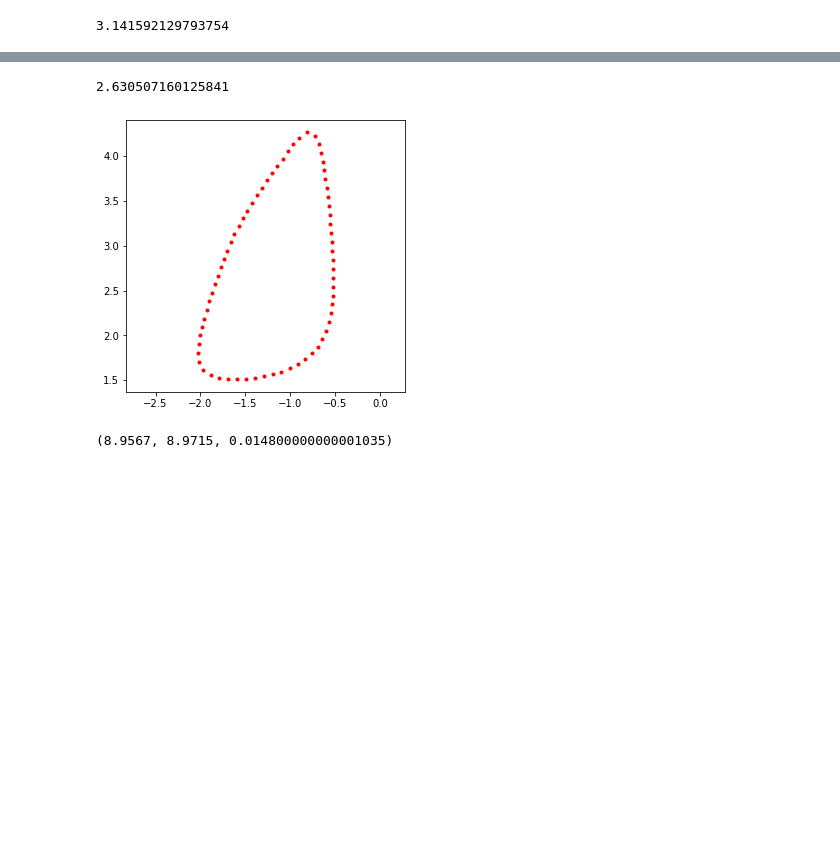
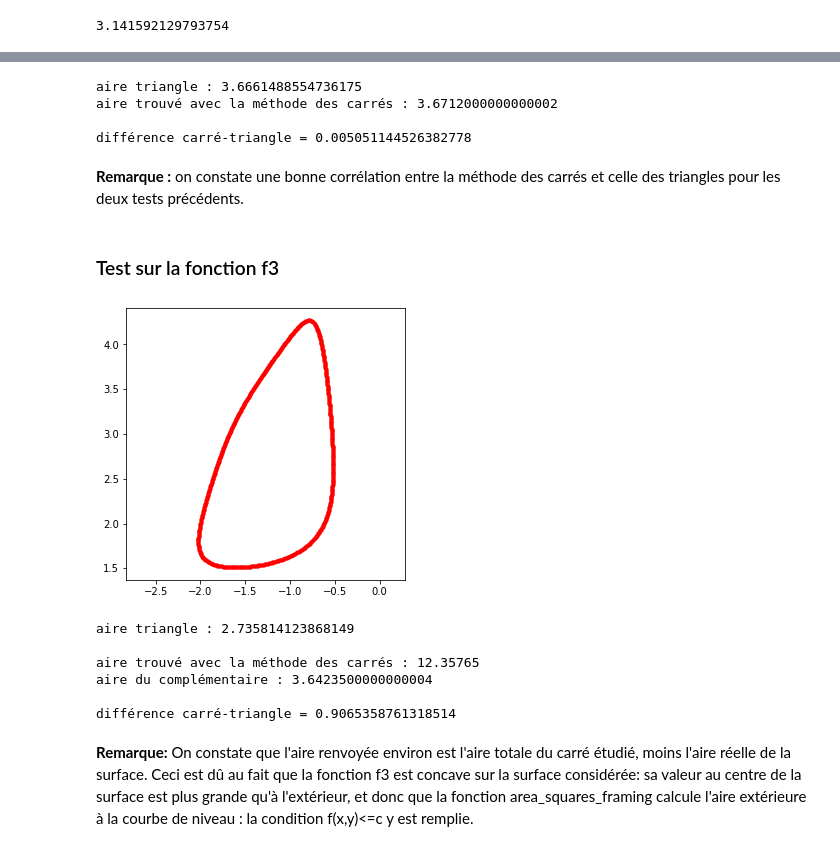
Before and after one commit to insectepoeme21/UE11_projet-numerique, a Jupyter notebook: Projet numérique - Calcul différentiel.ipynb, the cells around one changed output, grey strips where cells are left out. Drawn from its saved outputs; the diff is of its cells as text; code cells hidden in the pictures; blank space fills up the shorter version.

```diff
--- a/Projet numérique - Calcul différentiel.ipynb
+++ b/Projet numérique - Calcul différentiel.ipynb
@@ -554,6 +559,5 @@ def area_triangles(x,y):
     delta = 0.5
     for i in range(n-1):
         vec_oppo = np.array([x[i] - x[i+1], y[i] - y[i+1]])
-        if np.linalg.norm(vec_oppo) < 2*delta:
-            a += np.linalg.det([np.array([x[i], y[i]]), vec_oppo])
+        a += np.linalg.det([np.array([x[i], y[i]]), vec_oppo])
     return abs(a/2)
@@ -566,13 +615,21 @@ area_triangles(x,y)
+# %%
+print('aire triangle : ' + str(triangle_f2))
+print('aire trouvé avec la méthode des carrés : ' + str(square_f2_area) + '\n')
+print('différence carré-triangle = ' +str(abs(square_f2_area-triangle_f2)))
+# %% [output]
+aire triangle : 3.6661488554736175
+aire trouvé avec la méthode des carrés : 3.6712000000000002
+
+différence carré-triangle = 0.005051144526382778
+# %% [markdown]
+**Remarque :** on constate une bonne corrélation entre la méthode des carrés et celle des triangles pour les deux tests précédents.
+# %% [markdown]
+### Test sur la fonction f3
 # %%
-tab = level_curve_2(f3, -2.0, 2.0, 0.1, 1000, 0.01)
-x, y = tab[0,:], tab[1,:]
+tab_f3 = level_curve_2(f3, -2.0, 2.0, 0.01, 1000, 0.01)
+x, y = tab_f3[0,:], tab_f3[1,:]
 plt.plot(x, y, 'r.')
 plt.axis('equal')
-area_triangles(x, y)
+triangle_f3 = area_triangles(x, y)
 # %% [output]
-2.630507160125841
-[figure, old version]
+[figure, new version]
-# %%
-area_squares_enc(f3,1,0.01, (-2.5, 4.5), 3)
-# %% [output]
-(8.9567, 8.9715, 0.014800000000001035)
@@ -578,0 +640,15 @@ area_squares_enc(f3,1,0.01, (-2.5, 4.5), 3)
+# %%
+print('aire triangle : ' + str(triangle_f3) + '\n')
+print('aire trouvé avec la méthode des carrés : ' + str(square_f3_area))
+print('aire du complémentaire : ' + str(16-square_f3_area) + '\n')
+print('différence carré-triangle = ' +str(abs(16-square_f3_area-triangle_f3)))
+# %% [output]
+aire triangle : 2.735814123868149
+
+aire trouvé avec la méthode des carrés : 12.35765
+aire du complémentaire : 3.6423500000000004
+
+différence carré-triangle = 0.9065358761318514
+# %% [markdown]
+**Remarque:**
+On constate que l'aire renvoyée environ est l'aire totale du carré étudié, moins l'aire réelle de la surface. Ceci est dû au fait que la fonction f3 est concave sur la surface considérée: sa valeur au centre de la surface est plus grande qu'à l'extérieur, et donc que la fonction area_squares_framing calcule l'aire extérieure à la courbe de niveau : la condition f(x,y)<=c y est remplie.
```
Also changed, not shown: parts of 35 cells of this notebook, 1 other file.
